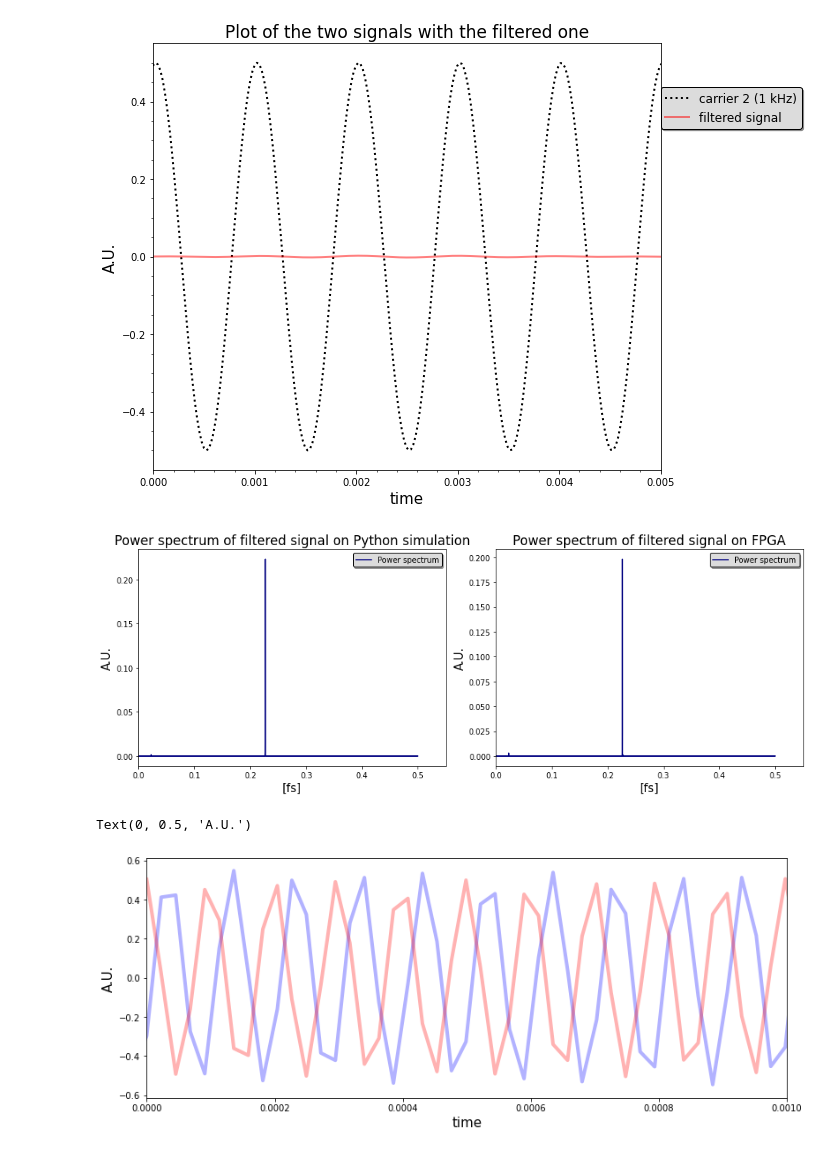
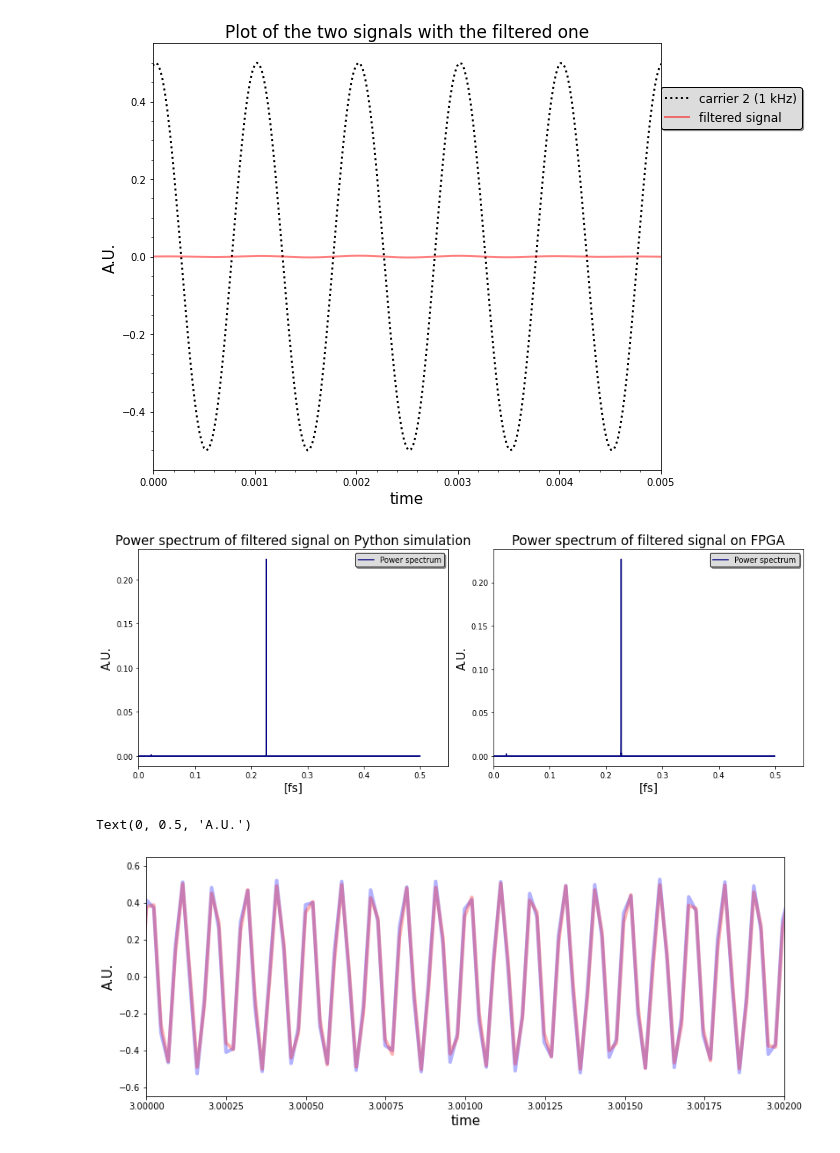
Before and after one commit to GiacomoFrn/MAPD_modA, a Jupyter notebook: python_part.ipynb, the cells around one changed output. Cells and saved outputs as stored; diff of their text form; code cells hidden in the pictures.

Commit message:
fix fpga spectrum amplitude

```diff
--- a/python_part.ipynb
+++ b/python_part.ipynb
@@ -70,7 +70,7 @@ sum_sig = sig_audio_1/np.power(2,16)+sig_audio_2/np.power(2,16)
 wv.write(os.path.join(path,file_name),sum_sig,44100,sampwidth=2)
 
 freq_sample_5, sig_audio_5 = wavfile.read("10KHz_sum_1KHz.wav")#16 bit, modulante
-sig_audio_3 = sig_audio_3[2200:]
+N_fpga =len(sig_audio_3)
 # %% [output]
 [figure]
 # %%
@@ -155,7 +155,7 @@ ax[0].minorticks_on()
 
 #fft_coeff = fftpack.fft(coeff,N)    #Shift della fase
 fft_somma = fftpack.fft(pow_audio_signal_5,N)
-out_corr = fft_somma*fft_coeff_corr
+out_corr = fft_somma*fft_coeff*correction
 out = fft_somma*fft_coeff
 freqs = fftpack.fftfreq(N)
 idx=np.argsort(freqs)
@@ -163,12 +163,12 @@ idx=np.argsort(freqs)
 time_output = fftpack.ifft(out,N)
 time_output_corr = fftpack.ifft(out_corr,N)
 #print(time_output)
-time_output=time_output[numtaps-1:]
+time_output_1=time_output[numtaps-1:]
 time_output_corr=time_output_corr[numtaps-1:]
 ax[1].plot(time_axis-(10/freq_sample_1),pow_audio_signal_1,color='blue', label='10 kHz signal', alpha=0.3, linewidth=4)# Non prendiamo i primi 10, quindi shiftiamo l'11 al primo posto
 ax[1].plot(time_axis-(10/freq_sample_1),pow_audio_signal_2,':',color='black', label='1 kHz signal')
 ax[1].plot(time_axis,time_output_corr,color='red', label='filtered signal', alpha=0.3, linewidth=4)
-ax[1].set_xlim(left=0, right=1/1000)
+ax[1].set_xlim(left=3, right=3+1/1000)
 ax[1].set_xlabel('time', fontsize=15)
 ax[1].set_ylabel('A.U.', fontsize=15)
 ax[1].legend(shadow=True, framealpha=1, facecolor='gainsboro', edgecolor='black', prop={'size':10}, loc=[1,0.8])
@@ -275,7 +276,7 @@ ax[0].legend(shadow=True, framealpha=1, facecolor='gainsboro', edgecolor='black'
 ax[0].set_xlabel('[fs]', fontsize=15)
 ax[0].set_xlim(left = 0)
 ax[0].set_ylabel('A.U.', fontsize=15)
-ax[1].plot(freqs, np.abs(fft_fpga),color='navy', label = 'Power spectrum')
+ax[1].plot(freq_fpga, np.abs(fft_fpga),color='navy', label = 'Power spectrum')
 ax[1].set_title("Power spectrum of filtered signal on FPGA", fontsize=17)
 ax[1].legend(shadow=True, framealpha=1, facecolor='gainsboro', edgecolor='black', prop={'size':10}, loc='upper right')
 ax[1].set_xlabel('[fs]', fontsize=15)
@@ -283,19 +284,19 @@ ax[1].set_xlim(left = 0)
 ax[1].set_ylabel('A.U.', fontsize=15)
 fig.tight_layout()
 # %% [output]
-[figure, old version]
+[figure, new version]
 # %%
-time_fpga = fftpack.ifft(fft_fpga_corr,N)*(N)
-time_fpga = time_fpga[numtaps-1:]
+time_axis_1 = time_axis
+time_axis_2 = np.arange(0,N_fpga,1)/float(freq_sample_3)
 fig, ax = plt.subplots(figsize=(13,5))
-ax.plot(time_axis-(10/freq_sample_1),time_fpga,color='blue', label='FPGA filtered', alpha=0.3, linewidth=4)
-ax.plot(time_axis,time_output_corr,color='red', label='Python filtered', alpha=0.3, linewidth=4)
-ax.set_xlim(left=0,right=1/1000)
+ax.plot(time_axis_2,pow_audio_signal_3,color='blue', label='FPGA filtered', alpha=0.3, linewidth=4)
+ax.plot(time_axis_1,time_output_1,color='red', label='Python filtered', alpha=0.3, linewidth=4)
+ax.set_xlim(left=3,right=3+1/500)
 ax.set_xlabel('time', fontsize=15)
 ax.set_ylabel('A.U.', fontsize=15)
 # %% [output]
 Text(0, 0.5, 'A.U.')
-[figure, old version]
+[figure, new version]
 # %%
 fig, ax = plt.subplots(nrows=1, ncols=2, figsize=(13,5))
 fft_audio_1 = out_p1 / np.power(2, 15)
```
Also changed, not shown: parts of 3 cells of this notebook.
